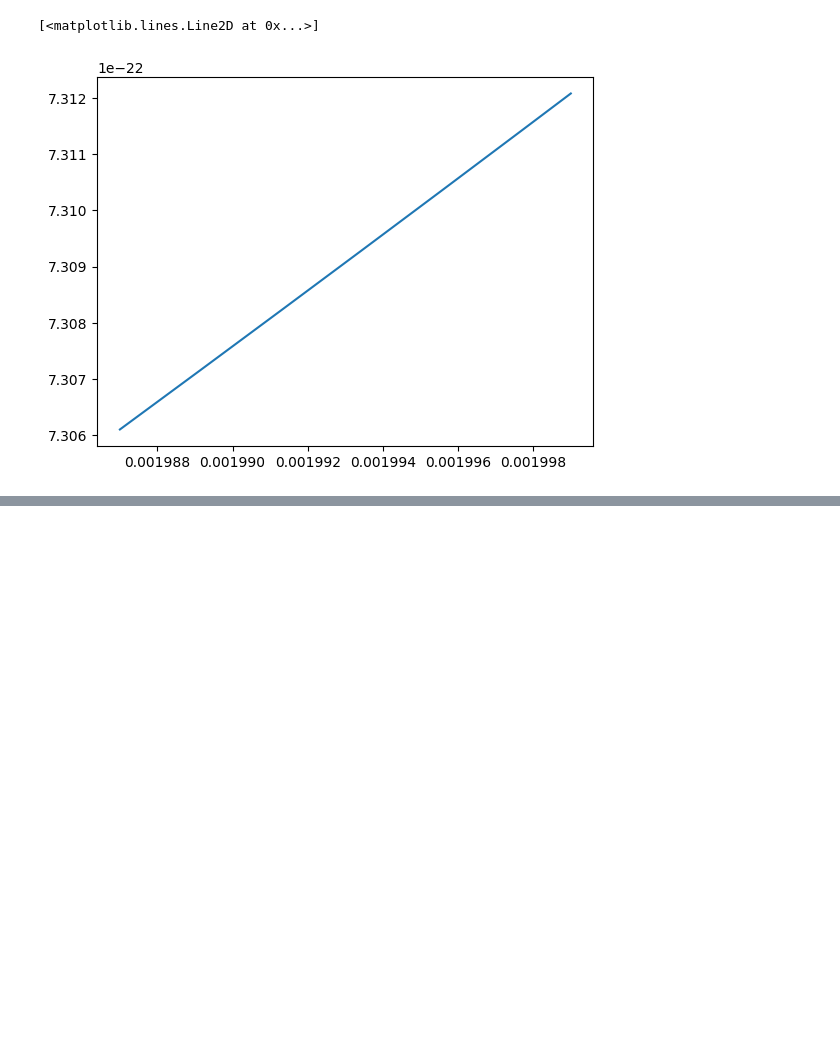
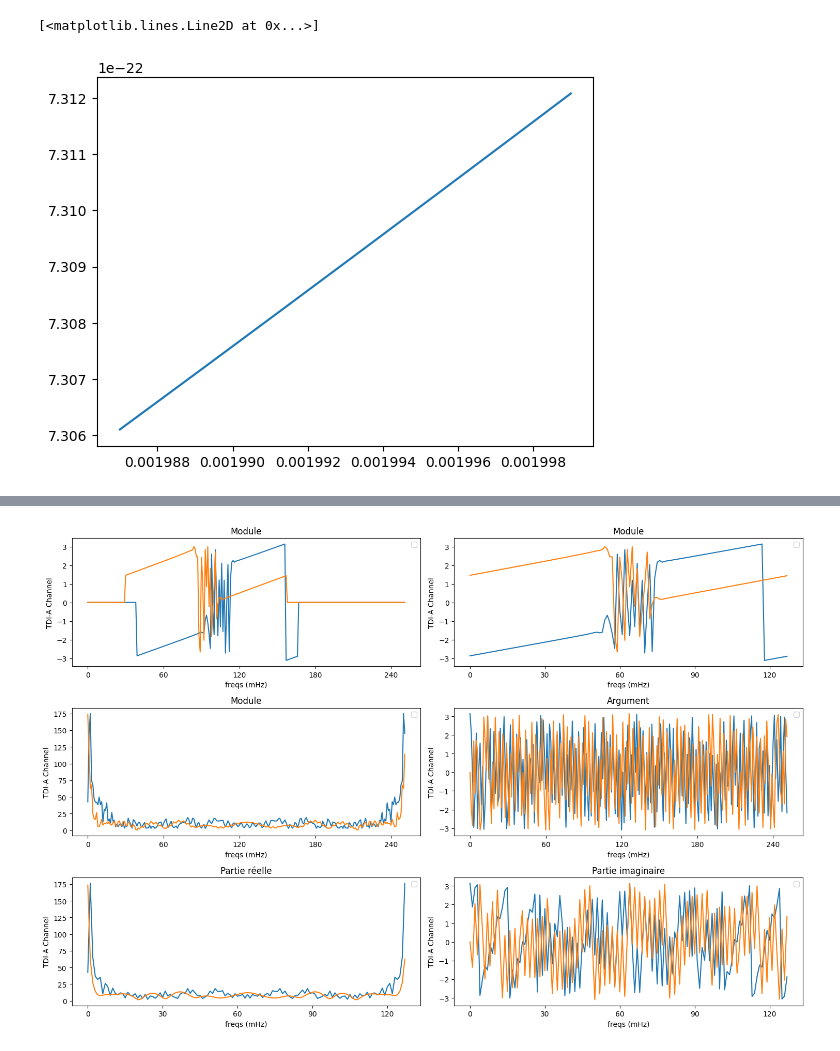
Before and after one commit to Tanguy2001/GB_MLP_1Param, a Jupyter notebook: test.ipynb, the cells around one changed output, grey strips where cells are left out. Saved outputs shown, nothing was run; the diff lists cells and outputs as text; code cells hidden in the pictures; blank space fills up the shorter version.

```diff
--- a/test.ipynb
+++ b/test.ipynb
@@ -495,0 +570,74 @@ print(all_parameters[0])
+# %%
+fs = 10000
+
+Aw0 = np.fft.fft(np.angle(A_whitened[0]))
+GB0 = np.fft.fft(np.angle(gb.A[0]))
+
+Aw1 = np.fft.fft(np.angle(A_whitened[1]))
+GB1 = np.fft.fft(np.angle(gb.A[1]))
+
+
+
+
+fig, axs = plt.subplots(3, 2, figsize=(15, 10))
+
+
+axs[0, 0].plot(np.angle(A_whitened[0]))
+axs[0, 0].plot(np.angle(A_whitened[1]))
+axs[0, 0].set_title("Module")
+axs[0, 0].set_xlabel("freqs (mHz)")
+axs[0, 0].set_ylabel("TDI-A Channel")
+axs[0, 0].xaxis.set_major_locator(MaxNLocator(nbins=5))
+axs[0, 0].legend()
+
+axs[0, 1].plot(np.angle(gb.A[0]))
+axs[0, 1].plot(np.angle(gb.A[1]))
+axs[0, 1].set_title("Module")
+axs[0, 1].set_xlabel("freqs (mHz)")
+axs[0, 1].set_ylabel("TDI-A Channel")
+axs[0, 1].xaxis.set_major_locator(MaxNLocator(nbins=5))
+axs[0, 1].legend()
+
+
+axs[1, 0].plot(np.abs(Aw0))
+axs[1, 0].plot(np.abs(Aw1))
+axs[1, 0].set_title("Module")
+axs[1, 0].set_xlabel("freqs (mHz)")
+axs[1, 0].set_ylabel("TDI-A Channel")
+axs[1, 0].xaxis.set_major_locator(MaxNLocator(nbins=5))
+axs[1, 0].legend()
+
+# Deuxième graphique (en haut à droite)
+axs[1, 1].plot(np.angle(Aw0))
+axs[1, 1].plot(np.angle(Aw1))
+axs[1, 1].set_title("Argument")
+axs[1, 1].set_xlabel("freqs (mHz)")
+axs[1, 1].set_ylabel("TDI-A Channel")
+axs[1, 1].xaxis.set_major_locator(MaxNLocator(nbins=5))
+axs[1, 1].legend()
+
+# Troisième graphique (en bas à gauche)
+axs[2, 0].plot(np.abs(GB0))
+axs[2, 0].plot(np.abs(GB1))
+axs[2, 0].set_title("Partie réelle")
+axs[2, 0].set_xlabel("freqs (mHz)")
+axs[2, 0].set_ylabel("TDI-A Channel")
+axs[2, 0].xaxis.set_major_locator(MaxNLocator(nbins=5))
+axs[2, 0].legend()
+
+# Quatrième graphique (en bas à droite)
+axs[2, 1].plot(np.angle(GB0))
+axs[2, 1].plot(np.angle(GB1))
+axs[2, 1].set_title("Partie imaginaire")
+axs[2, 1].set_xlabel("freqs (mHz)")
+axs[2, 1].set_ylabel("TDI-A Channel")
+axs[2, 1].xaxis.set_major_locator(MaxNLocator(nbins=5))
+axs[2, 1].legend()
+
+# Ajuster l'espace entre les graphiques
+plt.tight_layout()
+
+# Afficher la figure
+plt.show()
+# %% [output]
+[figure, added]
```
Also changed, not shown: parts of 13 cells of this notebook, 36 other files.
